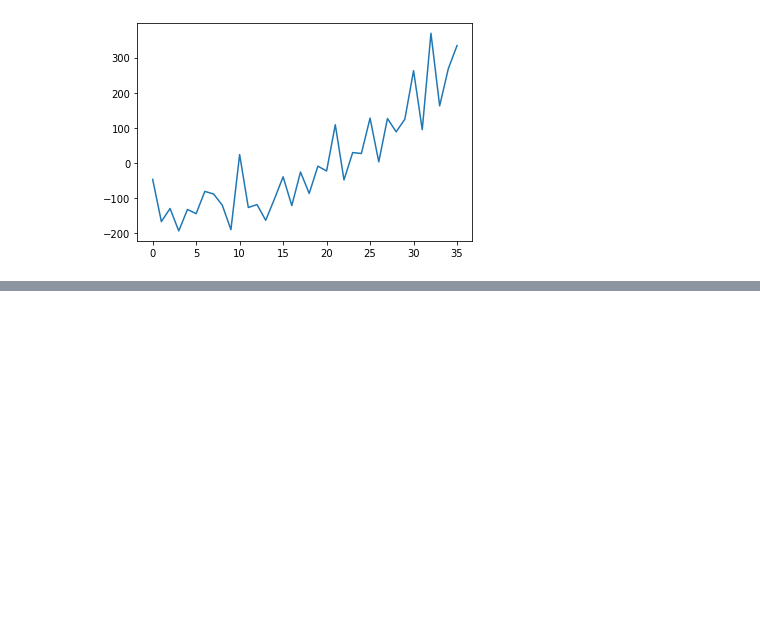
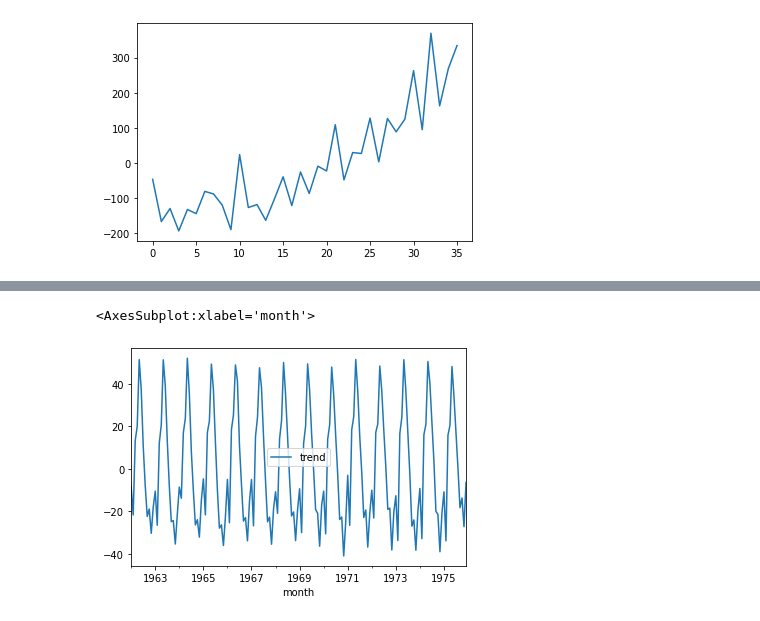
Before and after one commit to harnalashok/timeseries, a Jupyter notebook: detrending_timeseries.ipynb, the cells around one changed output, grey strips where cells are left out. Cells and saved outputs as stored; diff of their text form; code cells hidden in the pictures; blank space fills up the shorter version.

```diff
--- a/detrending_timeseries.ipynb
+++ b/detrending_timeseries.ipynb
@@ -101,0 +151,7 @@ pyplot.show()
+# %%
+seasonal_detrended = df.milk_prod_per_cow_kg.values - res.trend
+seasonal_detrended_df = pd.DataFrame(seasonal_detrended)
+seasonal_detrended_df.plot()
+# %% [output]
+<AxesSubplot:xlabel='month'>
+[figure, added]
```
Also changed, not shown: parts of 11 cells of this notebook.
